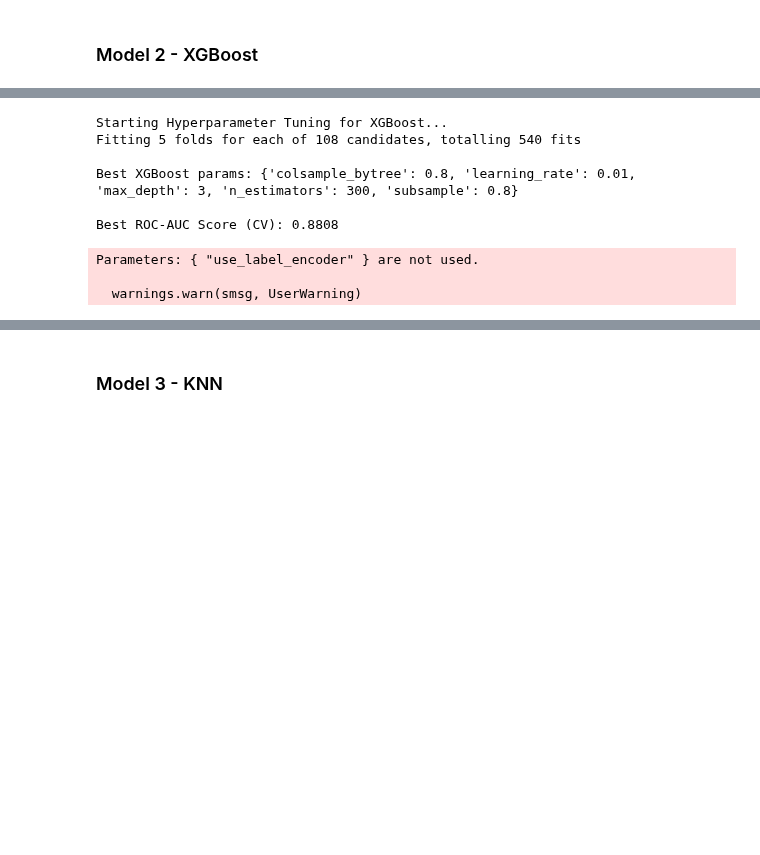
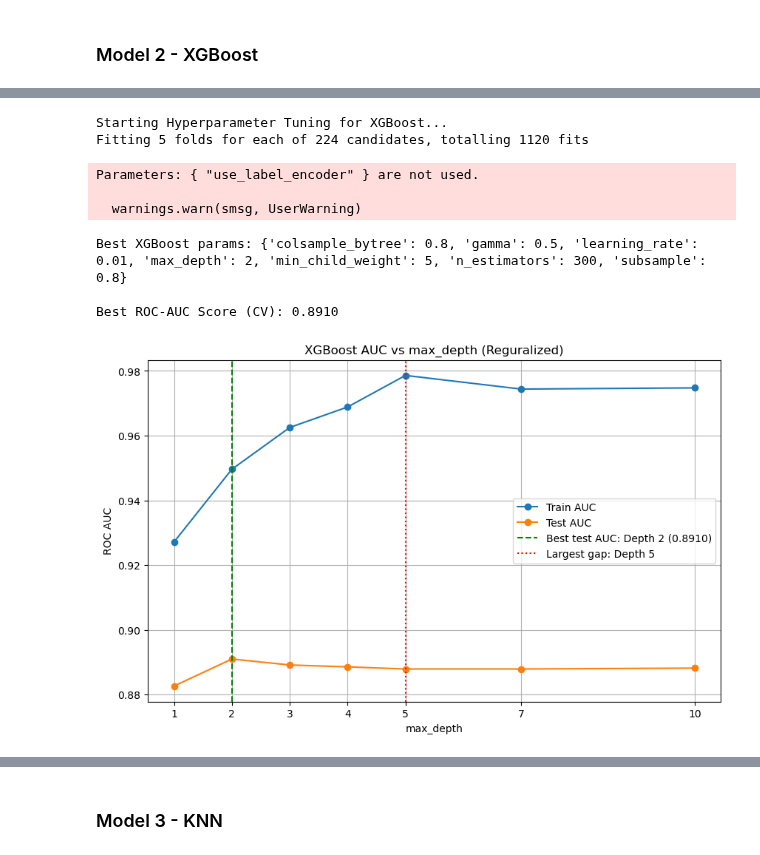
Before and after one commit to PoisonDarterz/wie3007_assignment, a Jupyter notebook: group_project.ipynb, the cells around one changed output, grey strips where cells are left out. Drawn from its saved outputs; the diff is of its cells as text; code cells hidden in the pictures; blank space fills up the shorter version.

```diff
--- a/group_project.ipynb
+++ b/group_project.ipynb
@@ -954,42 +1021,90 @@ ROC AUC: 0.8340392760877935
 # %%
 # HYPERPARAMETER TUNING FOR XGBOOST
 
+# Expanded hyperparameters with Regularization to prevent overfitting
 xgb_params = {
-    'n_estimators': [100, 200, 300],
-    'max_depth': [3, 6, 10],
-    'learning_rate': [0.01, 0.1, 0.2],
-    'subsample': [0.8, 1.0],
-    'colsample_bytree': [0.8, 1.0]
+    'n_estimators': [300],
+    'max_depth': [1, 2, 3, 4, 5, 7, 10],
+    'learning_rate': [0.01, 0.05],
+    'subsample': [0.6, 0.8],
+    'colsample_bytree': [0.6,0.8],
+    'min_child_weight': [5, 10],
+    'gamma': [0.5, 1]
 }
 
 # Stratified K-Fold Cross-Validation
 cv = StratifiedKFold(n_splits=5, shuffle=True, random_state=42)
 
+X_train_grid, X_val, y_train_grid, y_val = train_test_split(
+    X_train, y_train, test_size=0.15, random_state=42, stratify=y_train
+)
+
+fit_params = {
+    'eval_set': [(X_val, y_val)],
+    'verbose': False
+}
+
+# Enable return_train_score to plot train vs test
 xgb_grid = GridSearchCV(
-    XGBClassifier(use_label_encoder=False, eval_metric='logloss', random_state=42),
+    XGBClassifier(use_label_encoder=False, eval_metric='logloss', random_state=42, early_stopping_rounds=50),
     xgb_params,
     cv=cv,
     scoring='roc_auc',
     n_jobs=-1,
-    verbose=1
+    verbose=1,
+    return_train_score=True
 )
 
 print('\nStarting Hyperparameter Tuning for XGBoost...')
-xgb_grid.fit(X_train, y_train)
+xgb_grid.fit(X_train_grid, y_train_grid, **fit_params)
 best_xgb = xgb_grid.best_estimator_
 
 print('\nBest XGBoost params:', xgb_grid.best_params_)
 print(f"\nBest ROC-AUC Score (CV): {xgb_grid.best_score_:.4f}")
+
+# Extract CV results
+results_df = pd.DataFrame(xgb_grid.cv_results_)
+
+# Process results to get the best test and train score for each max_depth
+# We aggregate by max using the remaining best parameters for that depth
+depth_data = results_df.groupby('param_max_depth').agg({'mean_test_score': 'max', 'mean_train_score': 'max'}).reset_index()
+depth_data['param_max_depth'] = depth_data['param_max_depth'].astype(int)
+depth_data = depth_data.sort_values('param_max_depth')
+
+x = depth_data['param_max_depth'].values
+train_auc = depth_data['mean_train_score'].values
+test_auc = depth_data['mean_test_score'].values
+labels = x
+
+# Find indices
+best_idx = np.argmax(test_auc)
+# Overfitting: simplistic def -> max (train - test)
+overfit_idx = np.argmax(train_auc - test_auc)
+
+plt.figure(figsize=(10, 6))
+plt.plot(x, train_auc, label='Train AUC', marker='o')
+plt.plot(x, test_auc, label='Test AUC', marker='o')
+
+plt.axvline(x[best_idx], color='green', linestyle='--', label=f'Best test AUC: Depth {labels[best_idx]} ({test_auc[best_idx]:.4f})')
+plt.axvline(x[overfit_idx], color='red', linestyle=':', label=f'Largest gap: Depth {labels[overfit_idx]}')
+
+plt.xticks(x, labels)
+plt.xlabel('max_depth')
+plt.ylabel('ROC AUC')
+plt.title('XGBoost AUC vs max_depth (Reguralized)')
+plt.legend()
+plt.grid(True)
+plt.show()
 # %% [output]
 Starting Hyperparameter Tuning for XGBoost...
-Fitting 5 folds for each of 108 candidates, totalling 540 fits
-
-Best XGBoost params: {'colsample_bytree': 0.8, 'learning_rate': 0.01, 'max_depth': 3, 'n_estimators': 300, 'subsample': 0.8}
-
-Best ROC-AUC Score (CV): 0.8808
+Fitting 5 folds for each of 224 candidates, totalling 1120 fits
 Parameters: { "use_label_encoder" } are not used.
 
   warnings.warn(smsg, UserWarning)
+Best XGBoost params: {'colsample_bytree': 0.8, 'gamma': 0.5, 'learning_rate': 0.01, 'max_depth': 2, 'min_child_weight': 5, 'n_estimators': 300, 'subsample': 0.8}
+
+Best ROC-AUC Score (CV): 0.8910
+[figure, added]
 # %%
 # Evaluation using the best model
 try:
```
Also changed, not shown: parts of 3 cells of this notebook.
